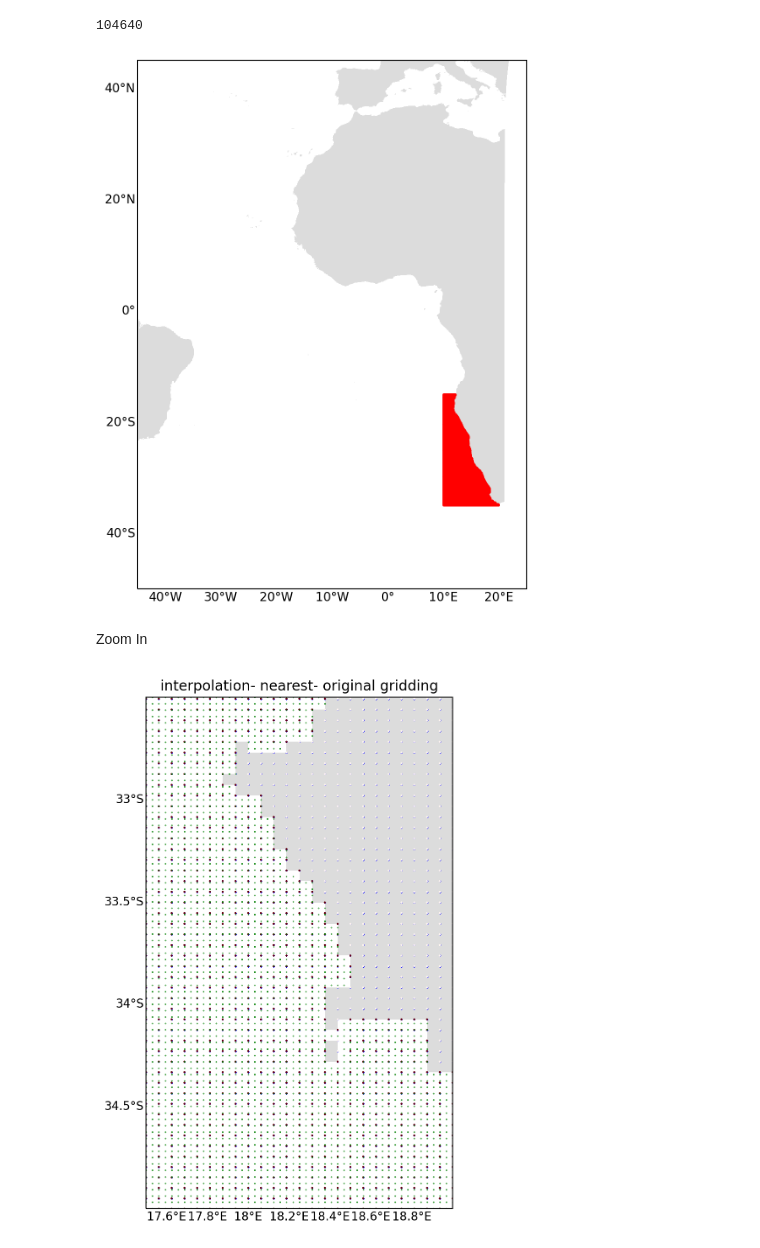
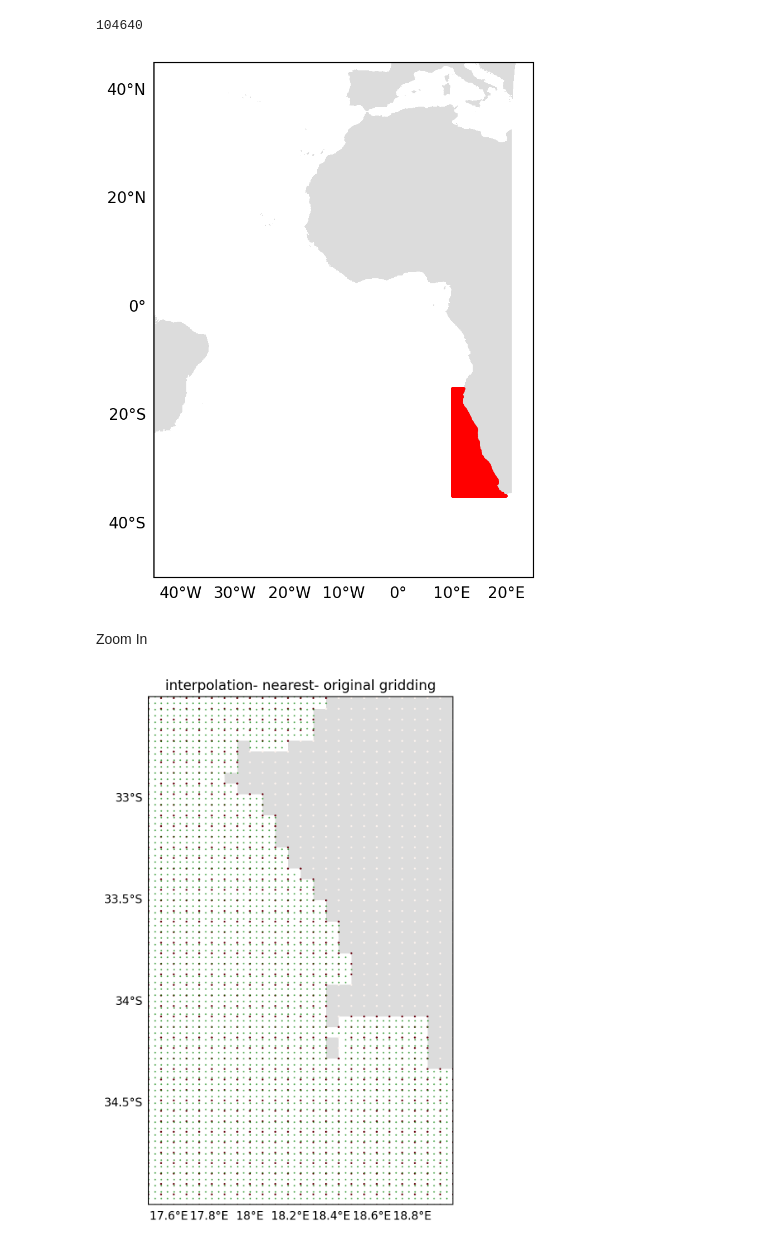
Before and after one commit to OceanParcels/atlanteco_plankton_plastic_nutrients_dispersion, a Jupyter notebook: src/processing/extract_Benguela_region.ipynb, the cells around one changed output. Cells and saved outputs as stored; diff of their text form; code cells hidden in the pictures.

```diff
--- a/src/processing/extract_Benguela_region.ipynb
+++ b/src/processing/extract_Benguela_region.ipynb
@@ -41,8 +41,8 @@ ax.legend()
 # Only upwelling region: (961, 641), 0.0625/4: #n: 370831
 left_lon = 10.0
 right_lon = 20.0
-top_lat = -15
-bottom_lat = -35
+top_lat = -15.0
+bottom_lat = -35.0
 
 # extra region- FTLE: (1601, 1025), 0.0625/4 #n 1m
 # left_lon = 10
@@ -56,11 +56,11 @@ bottom_lat = -35
 # top_lat = -32.5
 # bottom_lat = -34.5
 
-den=32
-delta= 1/den
+res=32
+delta= 1/res
 
-lons = np.arange(left_lon, right_lon + delta, delta)
-lats = np.arange(bottom_lat, top_lat + delta, delta)
+lons = np.arange(left_lon, right_lon + delta, delta, dtype=np.float32)
+lats = np.arange(bottom_lat, top_lat + delta, delta, dtype=np.float32)
 regions_lons, regions_lats = np.meshgrid(lons, lats)
 print(regions_lons.shape)
 print(delta)
@@ -97,7 +97,7 @@ locations.to_csv('/nethome/manra003/atlanteco_plankton_plastic_nutrients_dispers
 # %%
 
 custom_size=10
-fig = plt.figure(figsize=(12,8), dpi=200)
+fig = plt.figure(figsize=(5,6), dpi=200)
 ax = plt.axes(projection=ccrs.PlateCarree())
 gl = ax.gridlines(draw_labels=True)
 gl.xlines = False
@@ -112,10 +112,15 @@ ax.pcolormesh(mask_lon[0, :,:], mask_lat[0, :,:], mask_land[0,0, 1:,1:], cmap=co
 
 ax.set_xlim(-45, 25)
 ax.set_ylim(-50, 45)
+# ax.set_xlim(18.5, 18.8)
+# ax.set_ylim(-34.5, -34)
+
+# ax.set_xlim(left_lon,right_lon)
+# ax.set_ylim(bottom_lat, top_lat)
 ax.scatter(ocean_lons, ocean_lats, s=0.1, c="red")
 plt.show()
 # %% [output]
-[figure, old version]
+[figure, new version]
 # %% [markdown]
 Zoom In
 # %%
@@ -124,33 +129,34 @@ fig = plt.figure(figsize=(12,8), dpi=200)
 ax = plt.axes(projection=ccrs.PlateCarree())
 ax.set_title("interpolation- nearest- original gridding")
 gl = ax.gridlines(draw_labels=True)
 gl.xlines = False
 gl.ylines = False
 gl.top_labels = False
 gl.right_labels = False
 gl.xlabel_style = {'size': custom_size, 'color': 'k'}
 gl.ylabel_style = {'size': custom_size, 'color': 'k'}
 colormap = clr.ListedColormap(['gainsboro', 'white'])
 
-# Near Amazon river- 4-5 month simulations
 ax.pcolormesh(mask_lon[0, 1249:1750, 1499:], mask_lat[0, 1249:1750, 1499:], mask_land[0,0, 1250:1750, 1500:], cmap=colormap)
 # ax.pcolormesh(mask_lon[0, :, :], mask_lat[0, :, :], mask_land[0,0, 1:, 1:], cmap=colormap)
 
-ax.scatter(mask_lon[0, 1249:1750, 1499:], mask_lat[0, 1249:1750, 1499:],marker='X',s=0.3, c='blue')
+# ax.scatter(mask_lon[0, 1249:1750, 1499:], mask_lat[0, 1249:1750, 1499:],marker='X',s=0.3, c='blue')
+# ax.scatter(lons_new[1249:1750, 1499:], lats_new[1249:1750, 1499:],marker='X',s=0.3, c='blue')
+
 ax.scatter(mask_lon[0, 1249:1750, 1499:], mask_lat[0, 1249:1750, 1499:],c=mask_land[0,0, 1249:1750, 1499:], cmap=plt.cm.Reds, s=0.5)
 
 # ax.scatter(mask_lon[0, :-1, :-1], mask_lat[0, :-1, :-1], c=mask_land[0,0, 1:, 1:], cmap=plt.cm.Reds, s=0.5)
 
 # ax.scatter(mask_lon[0, :, :], mask_lat[0, :, :], c=mask_land[0,0, :, :], cmap=plt.cm.Reds, s=0.5)
 # ax.scatter(mask_lon[0, :, :], mask_lat[0, :, :],marker='X',s=0.3, c='red')
 
 # ax.set_xlim(13, 15)
 # ax.set_ylim(-25, -22)
 
 ax.set_xlim(17.5, 19)
 ax.set_ylim(-35, -32.5)
 
 ax.scatter(ocean_lons, ocean_lats, s=0.1, c="green")
 plt.show()
 # %% [output]
-[figure, old version]
+[figure, new version]
```
Also changed, not shown: parts of 17 cells of this notebook.
